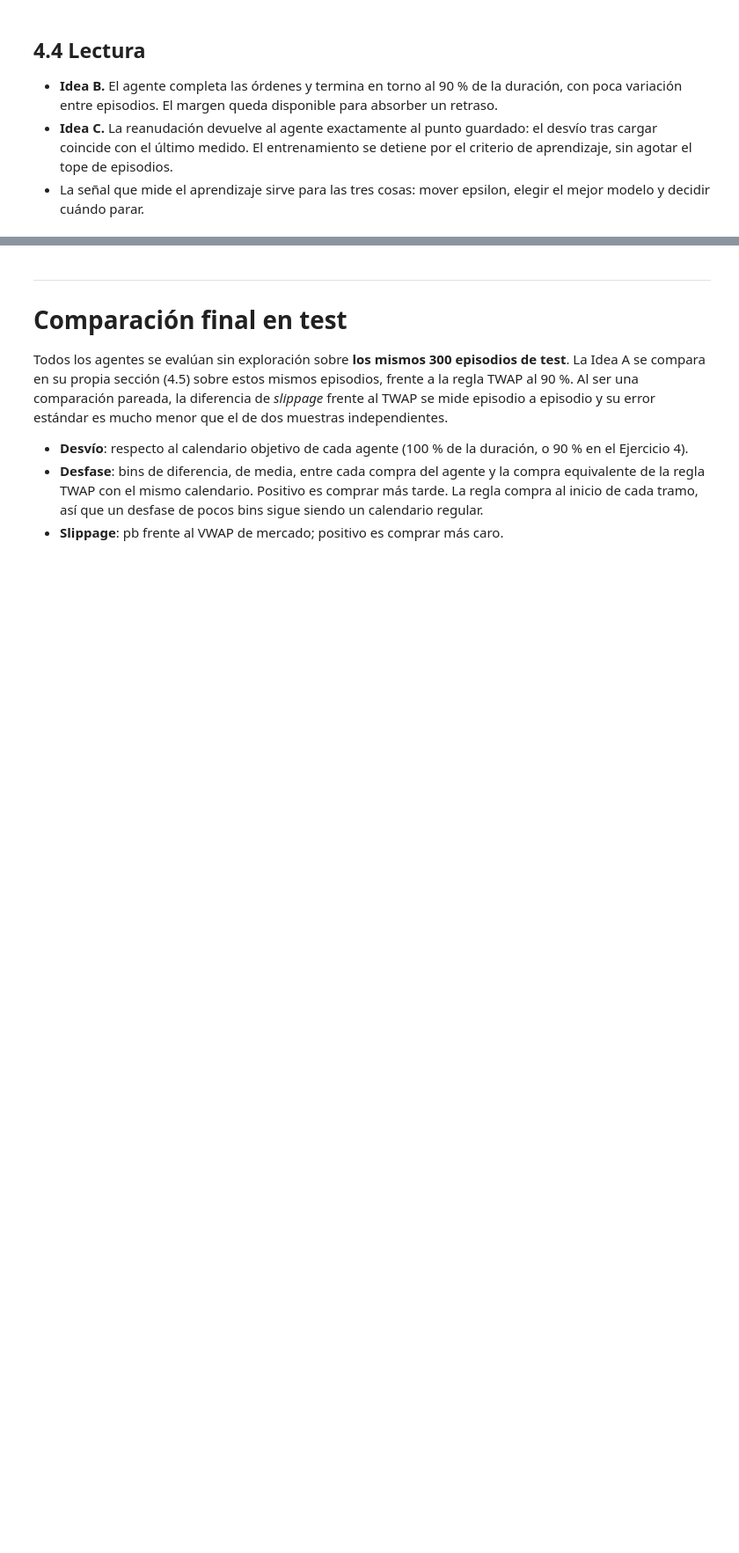
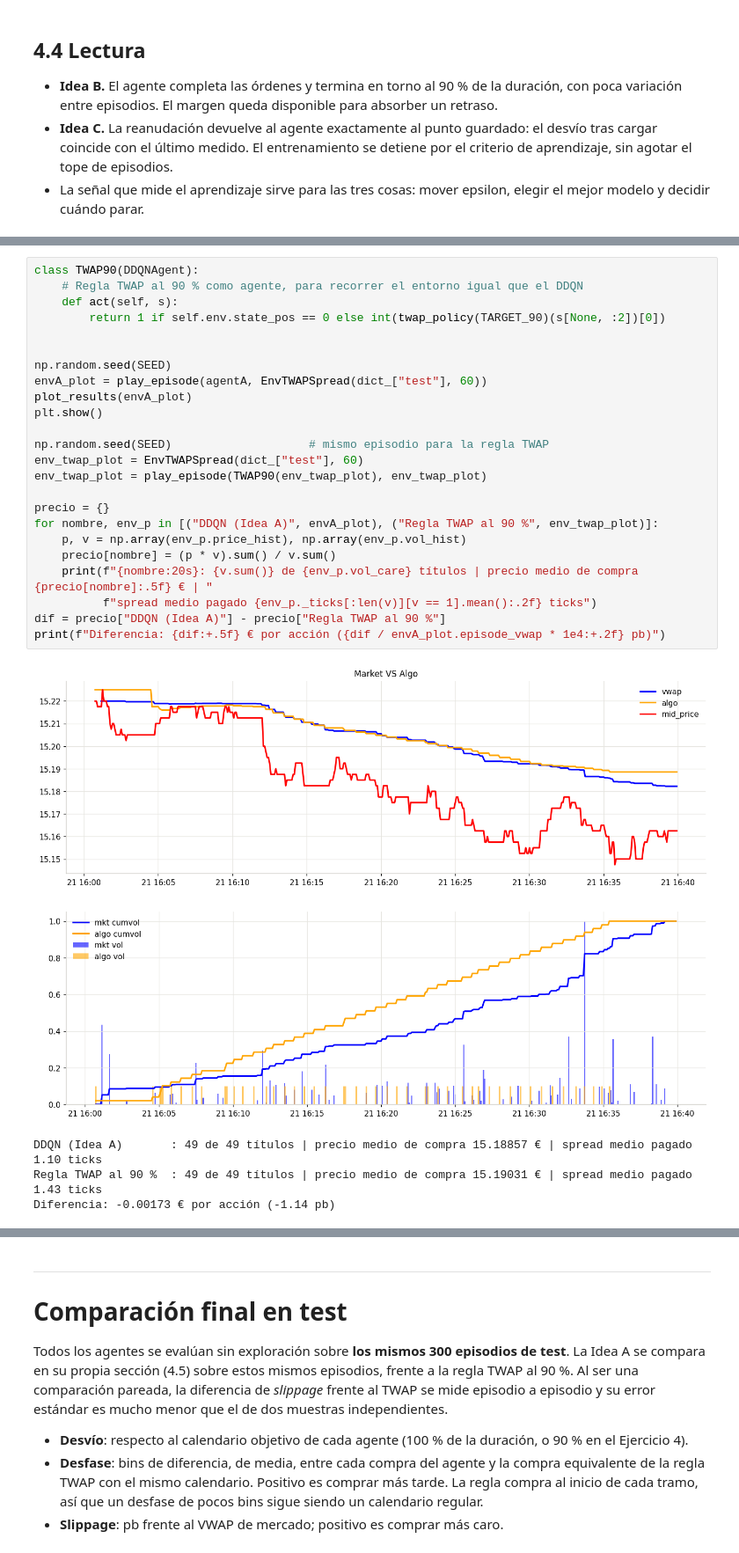
Before and after one commit to eglezarr/ddqn-slicer, a Jupyter notebook: workshop/execution_lab_entrega.ipynb, the cells around one changed output, grey strips where cells are left out. Shown at 88% size. Drawn from its saved outputs; the diff is of its cells as text; blank space fills up the shorter version.

Commit message:
Idea A: gráfico de la plantilla (plot_results) y precio medio de compra frente a la regla TWAP
Co-Authored-By: Claude Opus 5.5 <noreply@anthropic.com>

```diff
--- a/workshop/execution_lab_entrega.ipynb
+++ b/workshop/execution_lab_entrega.ipynb
@@ -1890,0 +1820,29 @@ plt.show()
+# %%
+class TWAP90(DDQNAgent):
+    # Regla TWAP al 90 % como agente, para recorrer el entorno igual que el DDQN
+    def act(self, s):
+        return 1 if self.env.state_pos == 0 else int(twap_policy(TARGET_90)(s[None, :2])[0])
+
+
+np.random.seed(SEED)
+envA_plot = play_episode(agentA, EnvTWAPSpread(dict_["test"], 60))
+plot_results(envA_plot)
+plt.show()
+
+np.random.seed(SEED)                    # mismo episodio para la regla TWAP
+env_twap_plot = EnvTWAPSpread(dict_["test"], 60)
+env_twap_plot = play_episode(TWAP90(env_twap_plot), env_twap_plot)
+
+precio = {}
+for nombre, env_p in [("DDQN (Idea A)", envA_plot), ("Regla TWAP al 90 %", env_twap_plot)]:
+    p, v = np.array(env_p.price_hist), np.array(env_p.vol_hist)
+    precio[nombre] = (p * v).sum() / v.sum()
+    print(f"{nombre:20s}: {v.sum()} de {env_p.vol_care} títulos | precio medio de compra {precio[nombre]:.5f} € | "
+          f"spread medio pagado {env_p._ticks[:len(v)][v == 1].mean():.2f} ticks")
+dif = precio["DDQN (Idea A)"] - precio["Regla TWAP al 90 %"]
+print(f"Diferencia: {dif:+.5f} € por acción ({dif / envA_plot.episode_vwap * 1e4:+.2f} pb)")
+# %% [output]
+[figure, added]
+DDQN (Idea A)       : 49 de 49 títulos | precio medio de compra 15.18857 € | spread medio pagado 1.10 ticks
+Regla TWAP al 90 %  : 49 de 49 títulos | precio medio de compra 15.19031 € | spread medio pagado 1.43 ticks
+Diferencia: -0.00173 € por acción (-1.14 pb)
```
Also changed, not shown: parts of 37 cells of this notebook.
